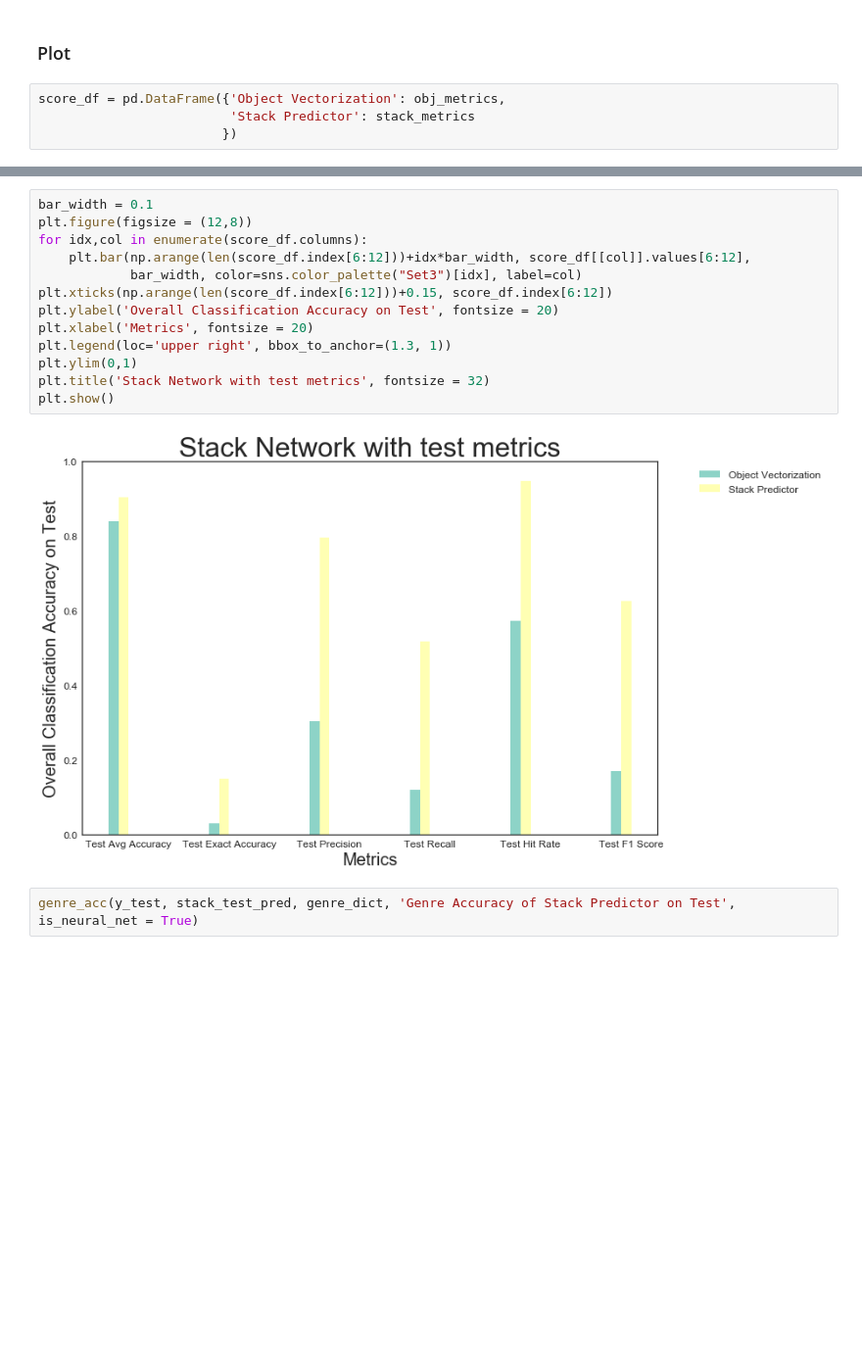
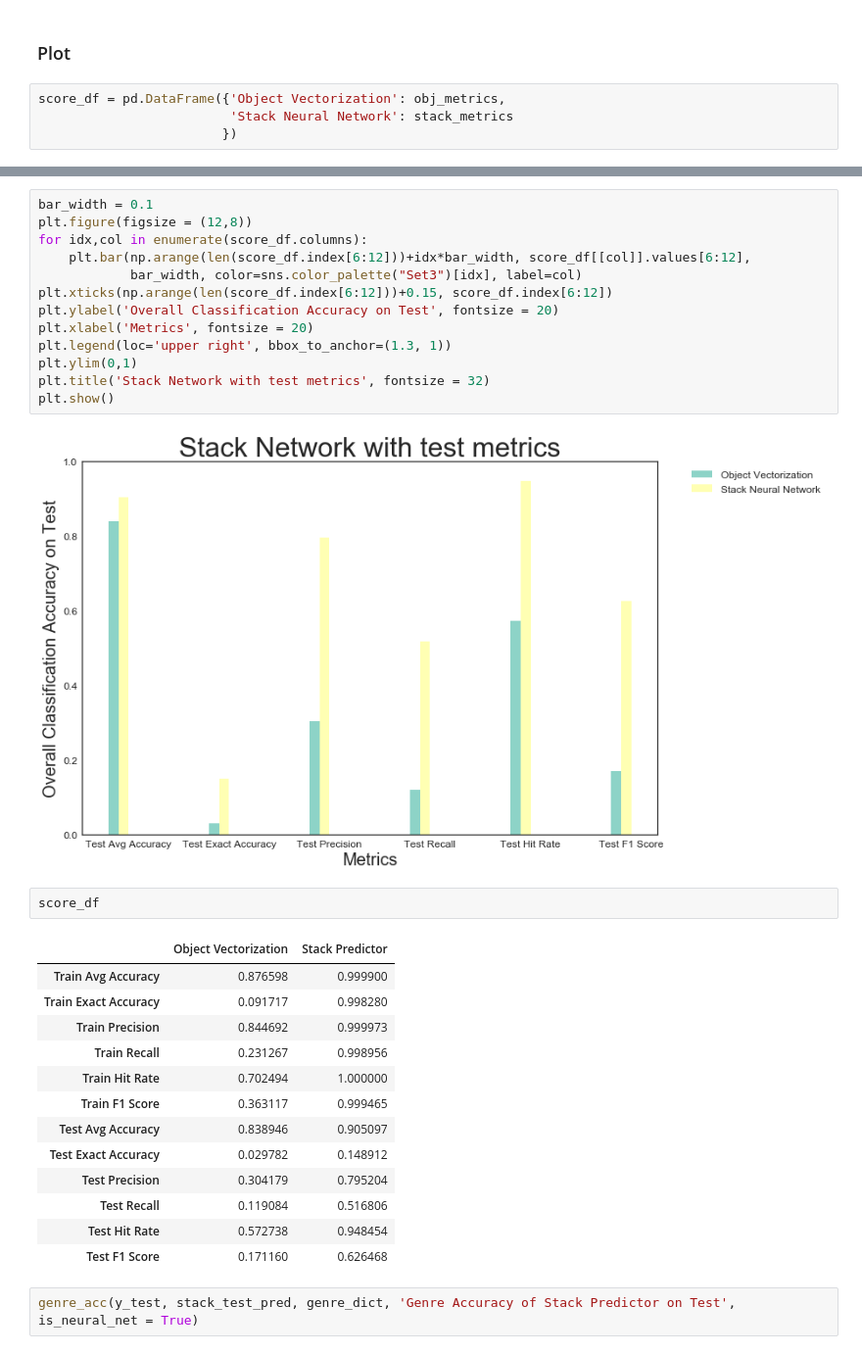
Before and after one commit to BoyuanSun930/cs209b-g6-movie, a Jupyter notebook: Poster Object Detection to Stacked Neural Network Prediction.ipynb, the cells around one changed output, grey strips where cells are left out. Shown at 98% size. Saved outputs shown, nothing was run; the diff lists cells and outputs as text; blank space fills up the shorter version.

```diff
--- a/Poster Object Detection to Stacked Neural Network Prediction.ipynb
+++ b/Poster Object Detection to Stacked Neural Network Prediction.ipynb
@@ -513,7 +513,7 @@ stack_metrics = metrics_thres_df(y_train, y_test, stack_train_pred, stack_test_p
 ### Plot
 # %%
 score_df = pd.DataFrame({'Object Vectorization': obj_metrics,
-                         'Stack Predictor': stack_metrics
+                         'Stack Neural Network': stack_metrics
                         })
 # %%
 bar_width = 0.1
@@ -544,7 +544,23 @@ plt.ylim(0,1)
 plt.title('Stack Network with test metrics', fontsize = 32)
 plt.show()
 # %% [output]
-[figure, old version]
+[figure, new version]
+# %%
+score_df
+# %% [output]
+|  | Object Vectorization | Stack Predictor |
+| Train Avg Accuracy | 0.876598 | 0.999900 |
+| Train Exact Accuracy | 0.091717 | 0.998280 |
+| Train Precision | 0.844692 | 0.999973 |
+| Train Recall | 0.231267 | 0.998956 |
+| Train Hit Rate | 0.702494 | 1.000000 |
+| Train F1 Score | 0.363117 | 0.999465 |
+| Test Avg Accuracy | 0.838946 | 0.905097 |
+| Test Exact Accuracy | 0.029782 | 0.148912 |
+| Test Precision | 0.304179 | 0.795204 |
+| Test Recall | 0.119084 | 0.516806 |
+| Test Hit Rate | 0.572738 | 0.948454 |
+| Test F1 Score | 0.171160 | 0.626468 |
 # %%
 genre_acc(y_test, stack_test_pred, genre_dict, 'Genre Accuracy of Stack Predictor on Test', is_neural_net = True)
 # %% [output]
```
Also changed, not shown: parts of 3 cells of this notebook.
